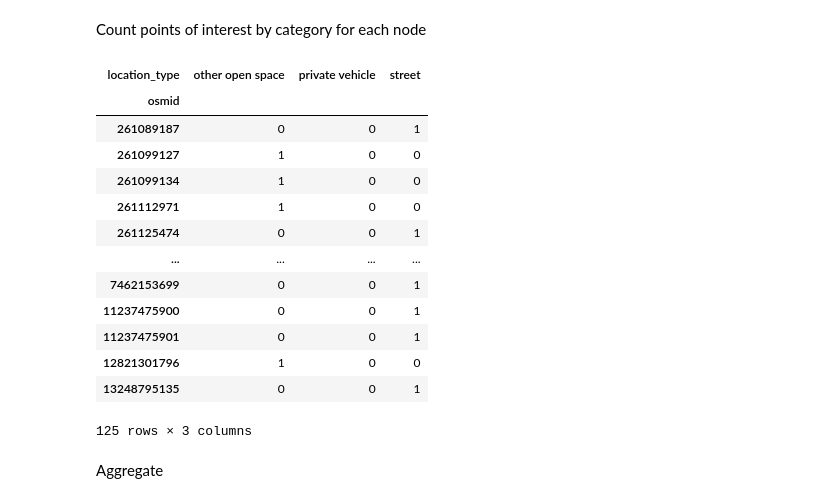
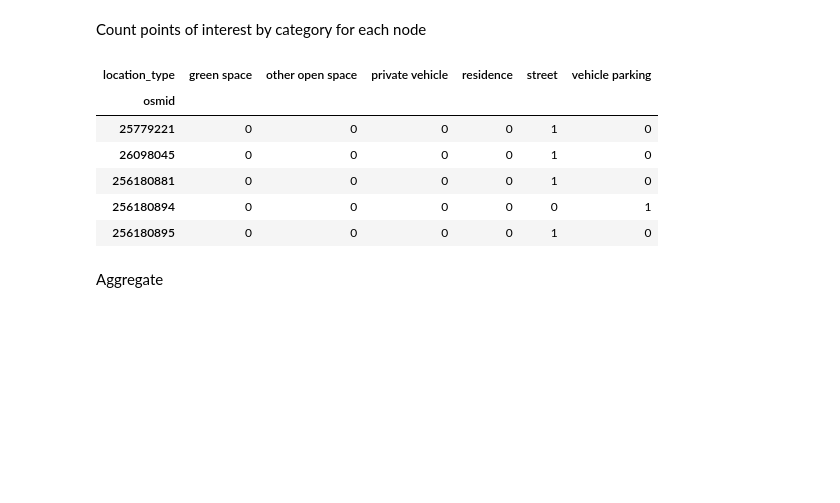
Before and after one commit to kenedyducheine/statistical-crime-analysis, a Jupyter notebook: CrimeDataNotebook.ipynb, the cells around one changed output. Cells and saved outputs as stored; diff of their text form; code cells hidden in the pictures; blank space fills up the shorter version.

```diff
--- a/CrimeDataNotebook.ipynb
+++ b/CrimeDataNotebook.ipynb
@@ -15,7 +14,7 @@ point = (41.823, -87.671)
 # %% [markdown]
 Graph nodes from 2 km radius around point (use dist = 2000)
 # %%
-G = ox.graph_from_point(point, dist=1000, network_type='drive')
+G = ox.graph_from_point(point, dist=2000, network_type='drive')
 # %%
 fig, ax = ox.plot_graph(G, node_color='r', edge_color='#999999', bgcolor='w')
 # %% [output]
@@ -42,7 +36,7 @@ nodes
 Create dataframe of crime statistics
 # %%
 # Import csv of crimeData from github
-df = pd.read_csv("/Users/meghaiyer/Downloads/crimeData.csv")
+df = pd.read_csv("ChicagoCrimeData.csv")
 # Drop irrelevant columns
 df = df.drop(columns=['uid', 'address', 'city_name', 'offense_code', 'offense_type', 'date_single', 'location_category', 'fips_state',
                       'fips_county', 'tract', 'block_group', 'block'])
@@ -78,22 +74,15 @@ nodes_with_pois.head(5)
 Count points of interest by category for each node
 # %%
 poi_counts = nodes_with_pois.groupby([nodes_with_pois.index, 'location_type']).size().unstack(fill_value=0)
-poi_counts
+poi_counts.head(5)
 # %% [output]
-| location_type | other open space | private vehicle | street |
-| osmid |  |  |  |
-| 261089187 | 0 | 0 | 1 |
-| 261099127 | 1 | 0 | 0 |
-| 261099134 | 1 | 0 | 0 |
-| 261112971 | 1 | 0 | 0 |
-| 261125474 | 0 | 0 | 1 |
-| ... | ... | ... | ... |
-| 7462153699 | 0 | 0 | 1 |
-| 11237475900 | 0 | 0 | 1 |
-| 11237475901 | 0 | 0 | 1 |
-| 12821301796 | 1 | 0 | 0 |
-| 13248795135 | 0 | 0 | 1 |
+| location_type | green space | other open space | private vehicle | residence | street | vehicle parking |
+| osmid |  |  |  |  |  |  |
+| 25779221 | 0 | 0 | 0 | 0 | 1 | 0 |
+| 26098045 | 0 | 0 | 0 | 0 | 1 | 0 |
+| 256180881 | 0 | 0 | 0 | 0 | 1 | 0 |
+| 256180894 | 0 | 0 | 0 | 0 | 0 | 1 |
+| 256180895 | 0 | 0 | 0 | 0 | 1 | 0 |
-125 rows × 3 columns
 # %% [markdown]
 Aggregate
 # %%
```
Also changed, not shown: parts of 13 cells of this notebook.
